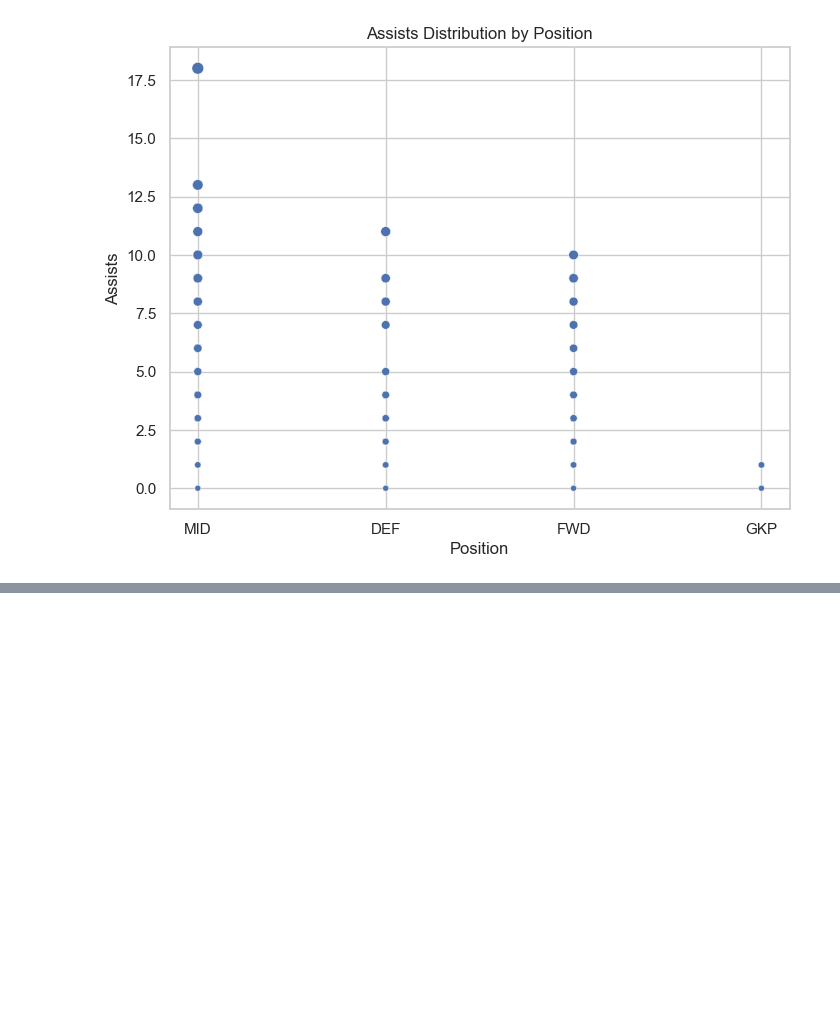
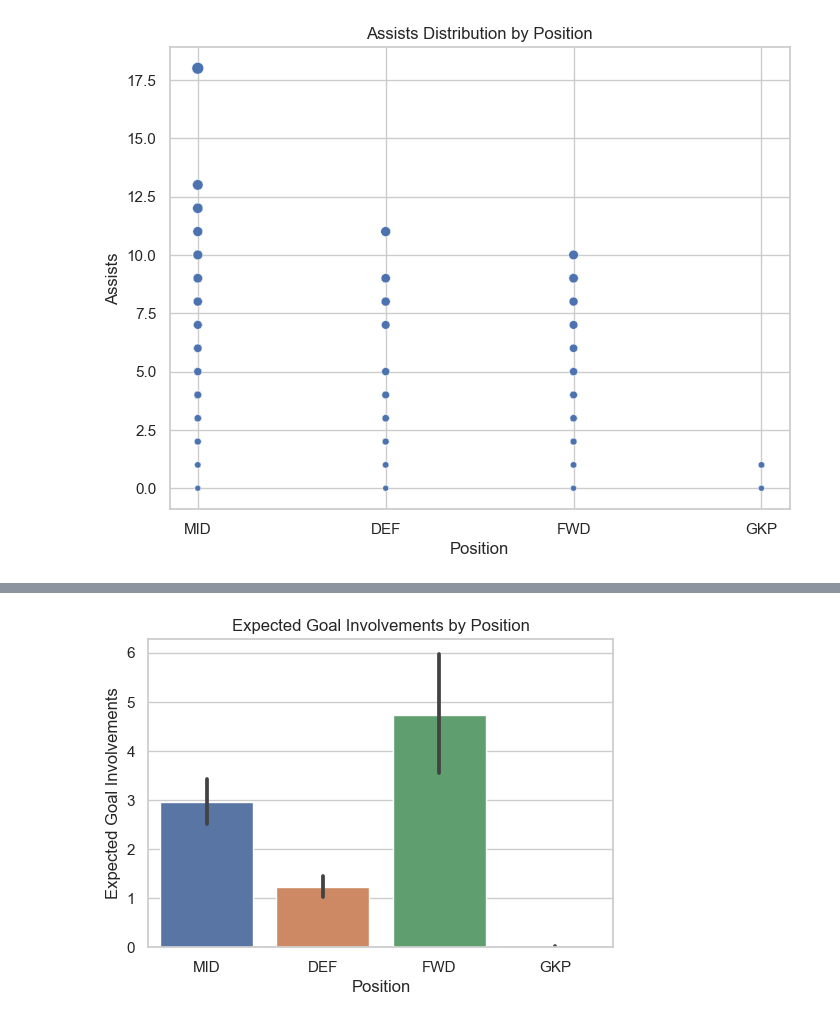
Before and after one commit to matthewwangg/Player-Performance-Prediction-1.0, a Jupyter notebook: notebooks/data visualization/Visualization By Player Type.ipynb, the cells around one changed output, grey strips where cells are left out. Saved outputs shown, nothing was run; the diff lists cells and outputs as text; code cells hidden in the pictures; blank space fills up the shorter version.

```diff
--- a/notebooks/data visualization/Visualization By Player Type.ipynb
+++ b/notebooks/data visualization/Visualization By Player Type.ipynb
@@ -49,0 +59,9 @@ plt.show()
+# %%
+plt.figure(figsize=(6, 4))
+sns.barplot(data=df, x='position', y='expected_goal_involvements')
+plt.title("Expected Goal Involvements by Position")
+plt.xlabel("Position")
+plt.ylabel("Expected Goal Involvements")
+plt.show()
+# %% [output]
+[figure, added]
```
Also changed, not shown: parts of 5 cells of this notebook.
